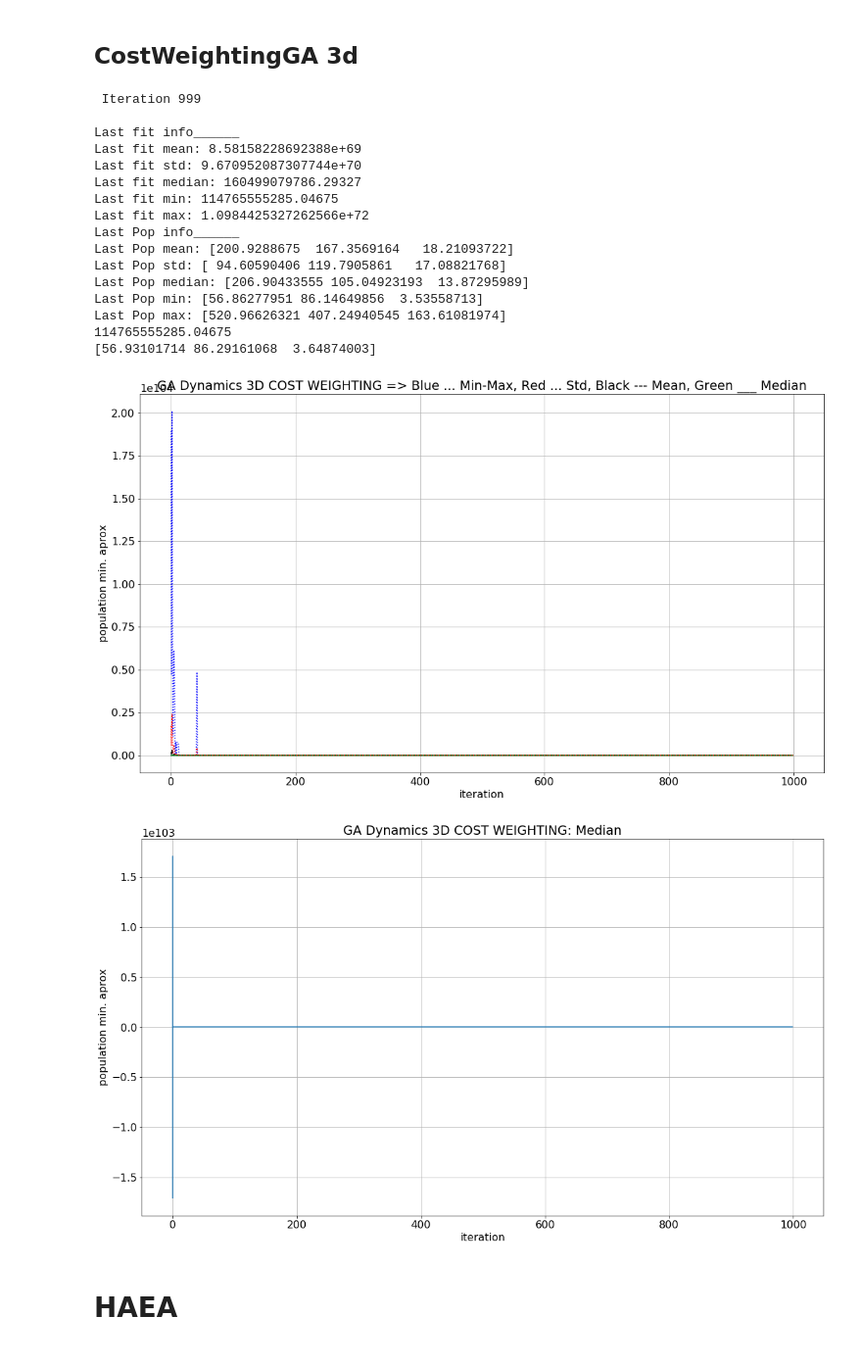
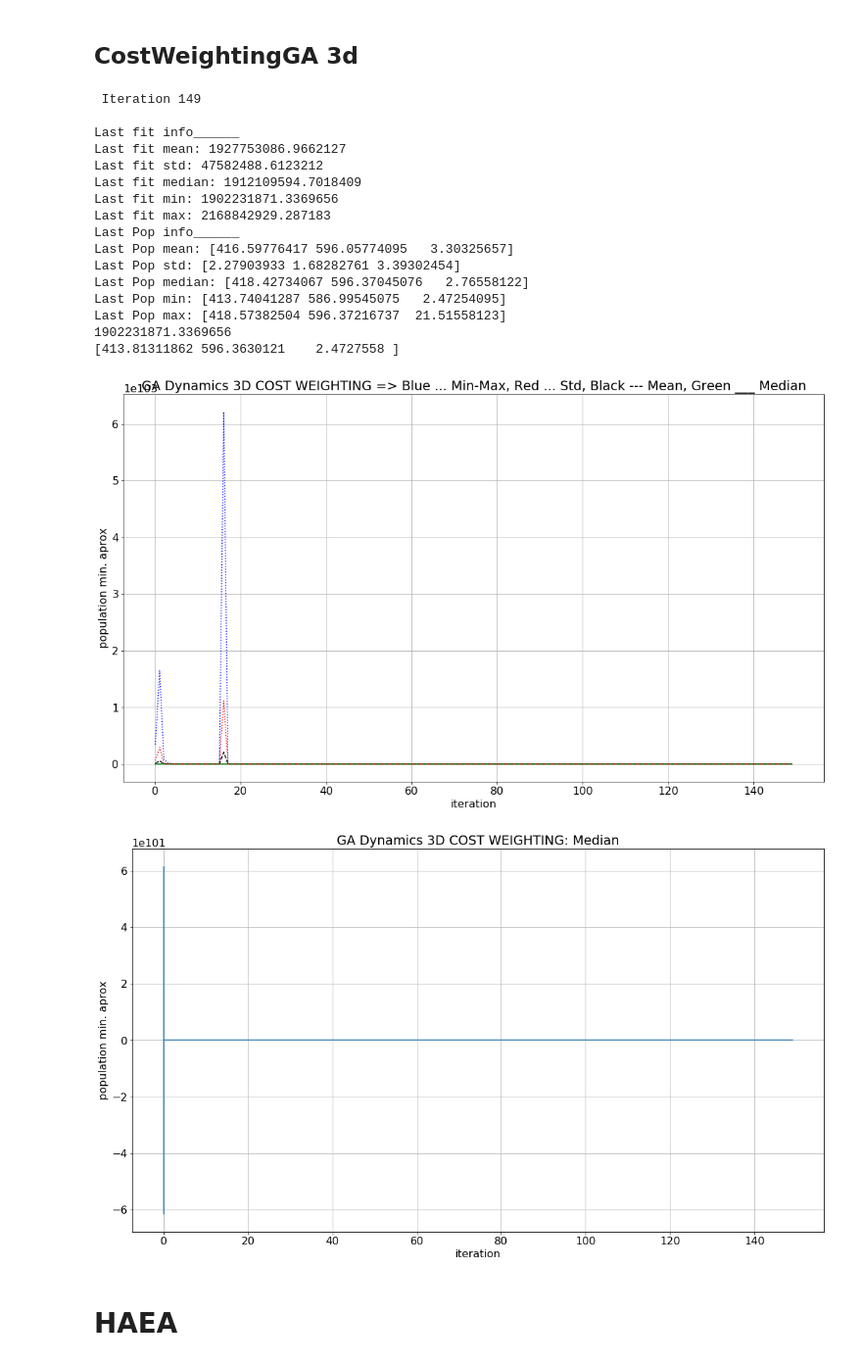
Before and after one commit to sergiojx/minmethods, a Jupyter notebook: Dinamics.ipynb, the cells around one changed output. Shown at 98% size. Drawn from its saved outputs; the diff is of its cells as text; code cells hidden in the pictures.

```diff
--- a/Dinamics.ipynb
+++ b/Dinamics.ipynb
@@ -316,13 +346,13 @@ Best_List = []
 valVectorSize = 3
 
 if valVectorSize == 3:
-    iterSize = 300
+    iterSize = 500
     SimannealItrSize = 8
 else:
     iterSize = 10000
     SimannealItrSize = 19
 
-repetitions = 50
+repetitions = 30
 OUT_Matrix = np.zeros((repetitions, iterSize))
 iniRef = 100000000
 bestVal =   np.zeros((3, 1))
@@ -418,7 +448,7 @@ Best_List = []
 valVectorSize = 3
 
 if valVectorSize == 3:
-    iterSize = 1000
+    iterSize = 500
     SimannealItrSize = 8
 else:
     iterSize = 10000
@@ -757,13 +788,13 @@ max: 1.6249263093258542e+46
 ## TournamentGA 3d
 # %%
 # Generate population
-N = 64
+N = 30
 minVal = 0
 maxVal = UPPER_VAL_LIMIT
 codeLen = 32
 genQty = 3
 d = codeLen * genQty
-iterations = 1000
+iterations = 150
 matingPercent = 0.7
 mutaPercent = 0.03
 # Initial population
@@ -878,13 +909,13 @@ Last Pop max: [304.68750126 314.35547015 300.00000573]
 ## RankWeightingGA 3d
 # %%
 # Generate population
-N = 64
+N = 30
 minVal = 0
 maxVal = UPPER_VAL_LIMIT
 codeLen = 32
 genQty = 3
 d = codeLen * genQty
-iterations = 1000
+iterations = 150
 matingPercent = 0.7
 mutaPercent = 0.03
 # Initial population
@@ -1001,13 +1032,13 @@ Last Pop max: [150.38621948 380.50772289 301.19538121]
 ## CostWeightingGA 3d
 # %%
 # Generate population
-N = 128
+N = 30
 minVal = 0
 maxVal = UPPER_VAL_LIMIT
 codeLen = 32
 genQty = 3
 d = codeLen * genQty
-iterations = 1000
+iterations = 150
 matingPercent = 0.7
 mutaPercent = 0.003
 # Initial population
@@ -1078,48 +1109,48 @@ plt.plot(np.squeeze(Iterations),
          'g-',
          np.squeeze(Iterations),
          np.squeeze(OUT_Matrix[4]),
          'r:',)
 
 plt.ylabel('population min. aprox')
 plt.xlabel('iteration')
 plt.title("GA Dynamics 3D COST WEIGHTING => Blue ... Min-Max, Red ... Std, Black --- Mean, Green ___ Median")
 plt.grid()
 plt.savefig('DynamicsCostWeightingGA_3d.pdf', format='pdf')
 plt.show()
 
 # Standard Deviation Plot
 Ala = OUT_Matrix[4]
 stdBarIndex = np.zeros((Ala.shape[0]))
 stdBarIndex[0:Ala.shape[0]:20] = 1
 truncated = Ala*stdBarIndex
 fig = plt.gcf()
 fig.set_size_inches(18.5, 10.5)
 plt.errorbar(Iterations, OUT_Matrix[1], truncated)
 plt.ylabel('population min. aprox')
 plt.xlabel('iteration')
 plt.title("GA Dynamics 3D COST WEIGHTING: Median")
 plt.grid()
 plt.savefig('DynamicsCostWeightingGAStd_3d.pdf', format='pdf')
 plt.show()
 # %% [output]
- Iteration 999
+ Iteration 149
 
 Last fit info______
-Last fit mean: 8.58158228692388e+69
-Last fit std: 9.670952087307744e+70
-Last fit median: 160499079786.29327
-Last fit min: 114765555285.04675
-Last fit max: 1.0984425327262566e+72
+Last fit mean: 1927753086.9662127
+Last fit std: 47582488.6123212
+Last fit median: 1912109594.7018409
+Last fit min: 1902231871.3369656
+Last fit max: 2168842929.287183
 Last Pop info______
-Last Pop mean: [200.9288675  167.3569164   18.21093722]
-Last Pop std: [ 94.60590406 119.7905861   17.08821768]
-Last Pop median: [206.90433555 105.04923193  13.87295989]
-Last Pop min: [56.86277951 86.14649856  3.53558713]
-Last Pop max: [520.96626321 407.24940545 163.61081974]
-114765555285.04675
-[56.93101714 86.29161068  3.64874003]
+Last Pop mean: [416.59776417 596.05774095   3.30325657]
+Last Pop std: [2.27903933 1.68282761 3.39302454]
+Last Pop median: [418.42734067 596.37045076   2.76558122]
+Last Pop min: [413.74041287 586.99545075   2.47254095]
+Last Pop max: [418.57382504 596.37216737  21.51558123]
+1902231871.3369656
+[413.81311862 596.3630121    2.4727558 ]
-[figure, old version]
+[figure, new version]
-[figure, old version]
+[figure, new version]
 # %% [markdown]
 # HAEA
 # %%
```
Also changed, not shown: parts of 14 cells of this notebook.
